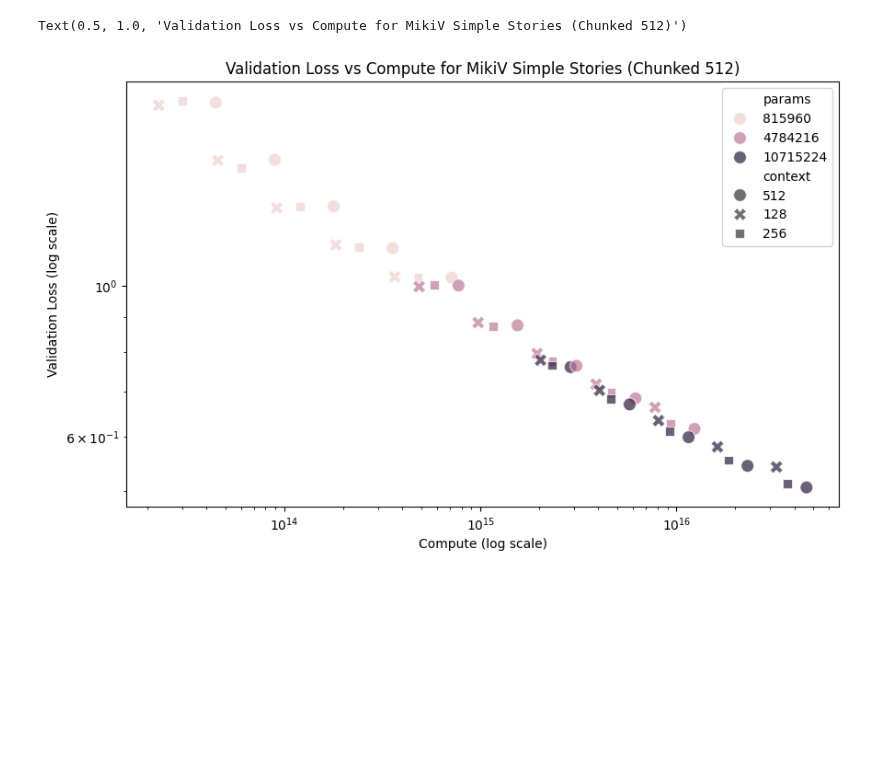
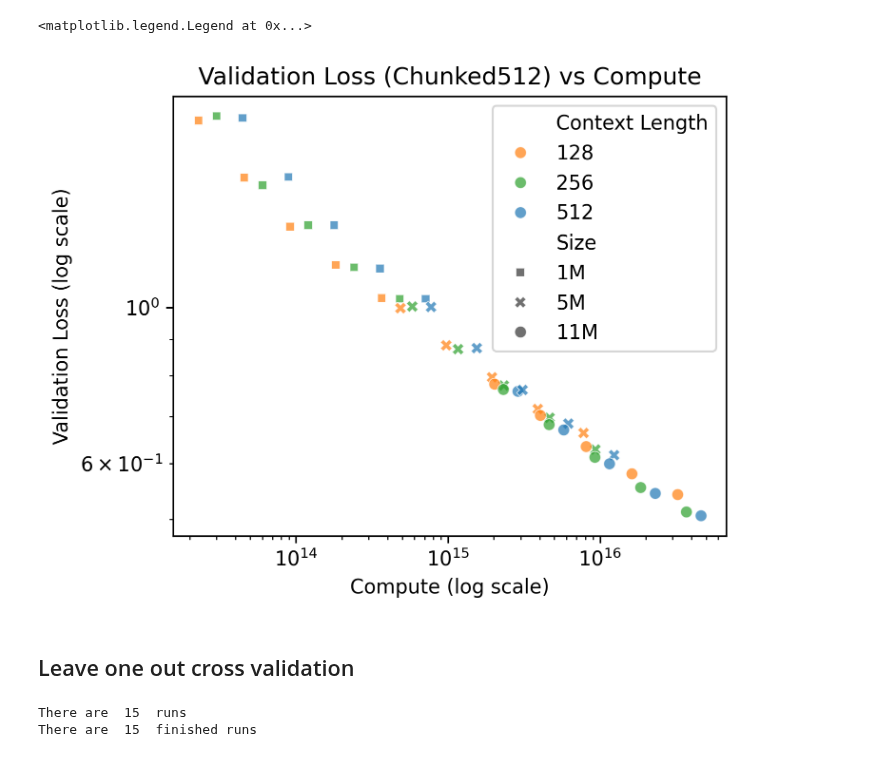
Before and after one commit to MikiVanousek/scaling, a Jupyter notebook: notebooks/scaling_laws_512.ipynb, the cells around one changed output. Cells and saved outputs as stored; diff of their text form; code cells hidden in the pictures; blank space fills up the shorter version.

Commit message:
correct batch size

```diff
--- a/notebooks/scaling_laws_512.ipynb
+++ b/notebooks/scaling_laws_512.ipynb
@@ -298,15 +279,50 @@ runs_df
 # %%
 # plot final_val_loss_MikiV_SimpleStories_SimpleStories_chunked_512 v. compute log log
 import matplotlib.pyplot as plt
 import seaborn as sns
-plt.figure(figsize=(10, 6))
-sns.scatterplot(data=runs_df, x='compute', y=val_loss_col, hue
-='params', style='context', s=100, alpha=0.7)
+model_size_name = runs_df['params'].map(lambda x: f"{x/1e6:.0f}M")
+plt.figure(figsize=(5, 4), dpi=300)
+sns.scatterplot(data=runs_df, x='compute', y=VAL_LOSS_COL, hue
+='context', style=model_size_name, s=35, alpha=0.7)
 plt.xscale('log')
 plt.yscale('log')
 plt.xlabel('Compute (log scale)')
 plt.ylabel('Validation Loss (log scale)')
-plt.title('Validation Loss vs Compute for MikiV Simple Stories (Chunked 512)')
+plt.title('Validation Loss (Chunked512) vs Compute')
+
+# Customize legend labels and sort values within each category
+handles, labels = plt.gca().get_legend_handles_labels()
+
+# Find the split point between hue and style groups
+split_idx = labels.index(model_size_name.name)
+
+# Process first group (Context Length) - numeric sort
+context_header = 'Context Length'
+context_values = list(zip(labels[1:split_idx], handles[1:split_idx]))
+context_values.sort(key=lambda x: float(x[0]) if x[0].replace('.','').isdigit() else x[0])
+
+# Process second group (Size) - numeric sort
+size_header = 'Size'
+size_values = list(zip(labels[split_idx+1:], handles[split_idx+1:]))
+size_values.sort(key=lambda x: float(x[0].rstrip('M')) if 'M' in x[0] else float(x[0]))
+
+# Reconstruct sorted legend
+sorted_labels = [context_header] + [l for l, h in context_values] + [size_header] + [l for l, h in size_values]
+sorted_handles = [handles[0]] + [h for l, h in context_values] + [handles[split_idx]] + [h for l, h in size_values]
+
+plt.legend(sorted_handles, sorted_labels)
 # %% [output]
-Text(0.5, 1.0, 'Validation Loss vs Compute for MikiV Simple Stories (Chunked 512)')
+<matplotlib.legend.Legend at 0x...>
-[figure, old version]
+[figure, new version]
+# %% [markdown]
+## Leave one out cross validation
+# %%
+runs_df = runs_df[runs_df['run_name'].str.contains('512')]
+val_loss_col = 'final_val_loss_MikiV_SimpleStories_SimpleStories_chunked_512'
+
+print("There are ", len(runs_df), " runs")
+runs_df_finished = runs_df[runs_df['params'].notnull()]
+print("There are ", len(runs_df_finished), " finished runs")
+# %% [output]
+There are  15  runs
+There are  15  finished runs
```
Also changed, not shown: parts of 10 cells of this notebook, 1 other file.
